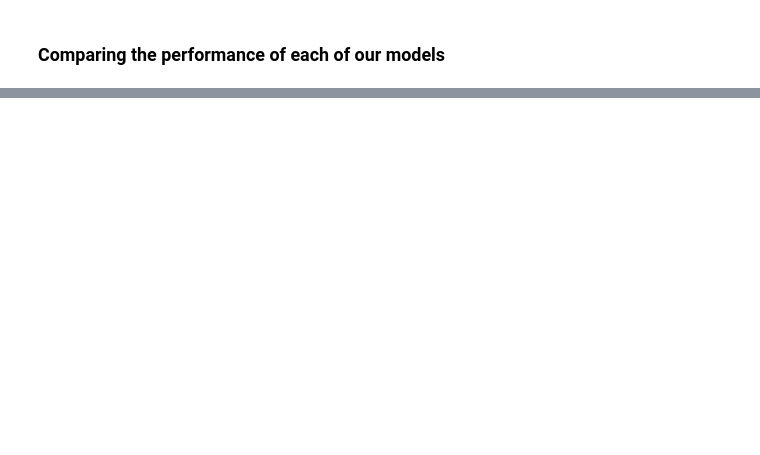
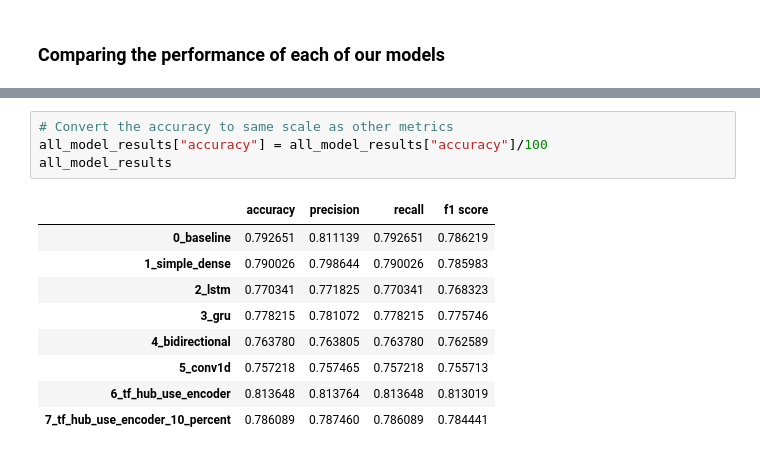
Before and after one commit to DilunVass/Deep_Learning_and_TensorFlow_Tutorial, a Jupyter notebook: NLP/nlp_intro.ipynb, the cells around one changed output, grey strips where cells are left out. Drawn from its saved outputs; the diff is of its cells as text; blank space fills up the shorter version.

```diff
--- a/NLP/nlp_intro.ipynb
+++ b/NLP/nlp_intro.ipynb
@@ -1389,0 +1523,14 @@ model_7_results
+# %%
+# Convert the accuracy to same scale as other metrics
+all_model_results["accuracy"] = all_model_results["accuracy"]/100
+all_model_results
+# %% [output]
+|  | accuracy | precision | recall | f1 score |
+| 0_baseline | 0.792651 | 0.811139 | 0.792651 | 0.786219 |
+| 1_simple_dense | 0.790026 | 0.798644 | 0.790026 | 0.785983 |
+| 2_lstm | 0.770341 | 0.771825 | 0.770341 | 0.768323 |
+| 3_gru | 0.778215 | 0.781072 | 0.778215 | 0.775746 |
+| 4_bidirectional | 0.763780 | 0.763805 | 0.763780 | 0.762589 |
+| 5_conv1d | 0.757218 | 0.757465 | 0.757218 | 0.755713 |
+| 6_tf_hub_use_encoder | 0.813648 | 0.813764 | 0.813648 | 0.813019 |
+| 7_tf_hub_use_encoder_10_percent | 0.786089 | 0.787460 | 0.786089 | 0.784441 |
```
Also changed, not shown: parts of 48 cells of this notebook, 1 other file.
